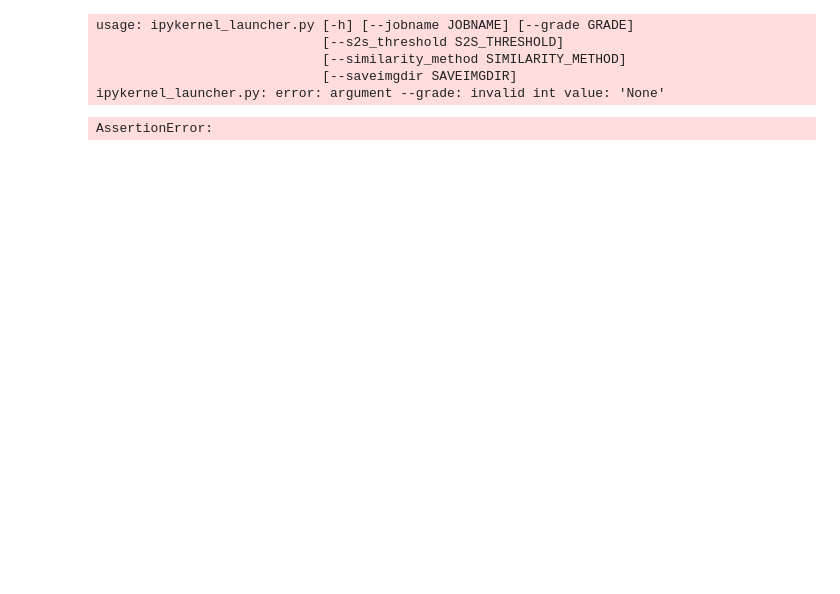
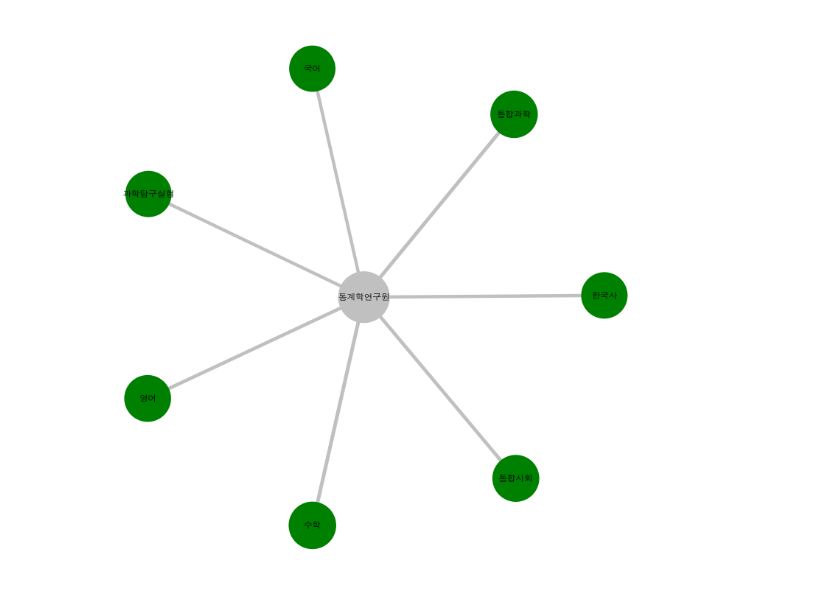
Before and after one commit to daily-kim/job_map_visualization, a Jupyter notebook: main_jupyter.ipynb, the cells around one changed output. Drawn from its saved outputs; the diff is of its cells as text; code cells hidden in the pictures; blank space fills up the shorter version.

Commit message:
fix error for all grades

```diff
--- a/main_jupyter.ipynb
+++ b/main_jupyter.ipynb
@@ -184,30 +184,25 @@ def save_weights(job_name, sim_method='fasttext', grade=3):
 # %%
 
 if __name__ == '__main__':
 
     parser = argparse.ArgumentParser()
     parser.add_argument('--jobname', type=str, default='통계학연구원')
-    parser.add_argument('--grade', type=int, default='None')
+    parser.add_argument('--grade', type=int, default='0')
     parser.add_argument('--s2s_threshold', type=float, default=0.9)
     parser.add_argument('--similarity_method', type=str, default='fasttext')
     parser.add_argument('--saveimgdir', type=str, default='result/img/')
     args = parser.parse_args(args=[])
 
     fn_img = f"{args.saveimgdir}{args.jobname}_grade{args.grade}_s2s{args.s2s_threshold}"
 
     save_weights(args.jobname, args.similarity_method, grade=args.grade)
 
     graph = graph_construction_without_major(
         jobname=args.jobname,
         grade=args.grade,
         similarity_method=args.similarity_method,
         s2s_threshold=args.s2s_threshold
     )
-    visualization(graph, node_scale=(0.2, 1), edge_scale=None, filename=fn_img)
+    visualization(graph, node_scale=(0.8, 1), edge_scale=None, filename=fn_img)
 # %% [output]
-usage: ipykernel_launcher.py [-h] [--jobname JOBNAME] [--grade GRADE]
-                             [--s2s_threshold S2S_THRESHOLD]
-                             [--similarity_method SIMILARITY_METHOD]
-                             [--saveimgdir SAVEIMGDIR]
-ipykernel_launcher.py: error: argument --grade: invalid int value: 'None'
-AssertionError:
+[figure, added]
```
Also changed, not shown: 7 other files.
